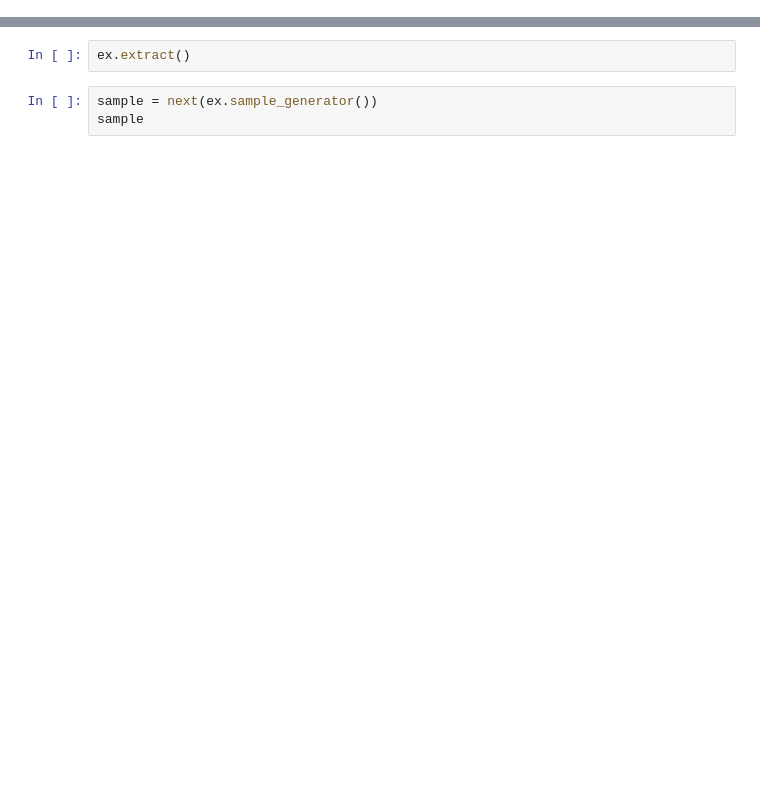
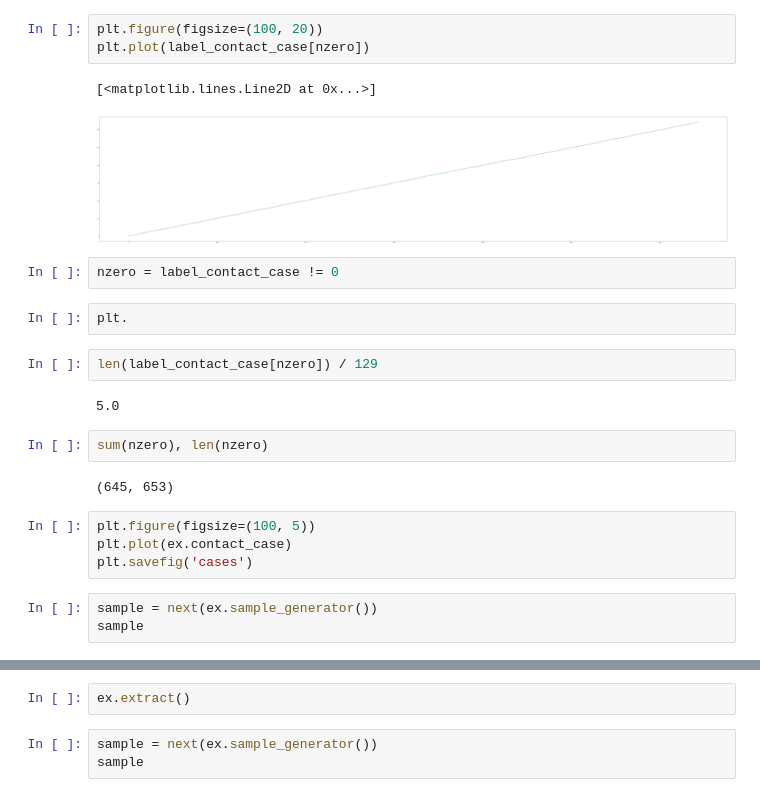
Before and after one commit to AdvancedResearchInnovationCenter/TactiGraph, a Jupyter notebook: Untitled.ipynb, the cells around one changed output, grey strips where cells are left out. Saved outputs shown, nothing was run; the diff lists cells and outputs as text; blank space fills up the shorter version.

```diff
--- a/Untitled.ipynb
+++ b/Untitled.ipynb
@@ -21,0 +47,25 @@ sample
+# %%
+plt.figure(figsize=(100, 20))
+plt.plot(label_contact_case[nzero])
+# %% [output]
+[<matplotlib.lines.Line2D at 0x...>]
+[figure, added]
+# %%
+nzero = label_contact_case != 0
+# %%
+plt.
+# %%
+len(label_contact_case[nzero]) / 129
+# %% [output]
+5.0
+# %%
+sum(nzero), len(nzero)
+# %% [output]
+(645, 653)
+# %%
+plt.figure(figsize=(100, 5))
+plt.plot(ex.contact_case)
+plt.savefig('cases')
+# %%
+sample = next(ex.sample_generator())
+sample
```
Also changed, not shown: parts of 13 cells of this notebook, 4 other files.
